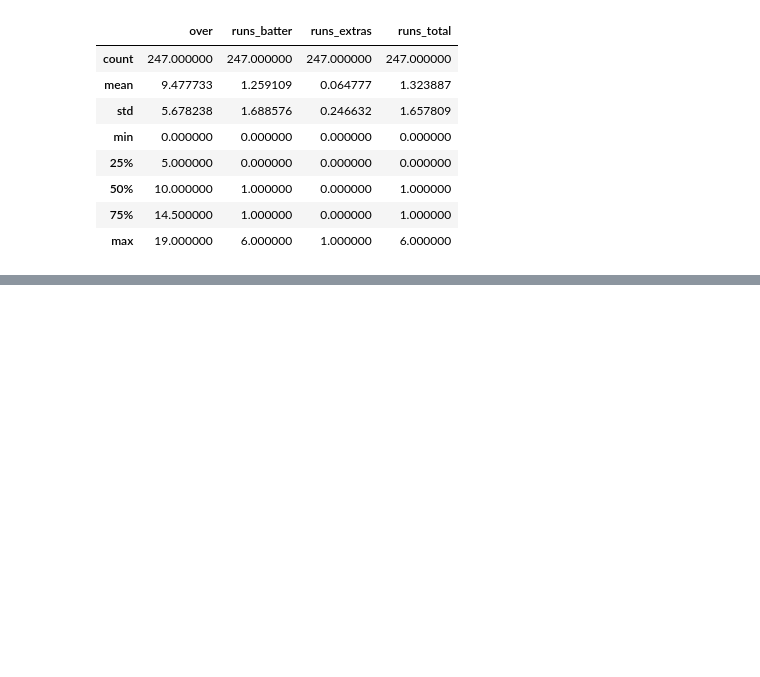
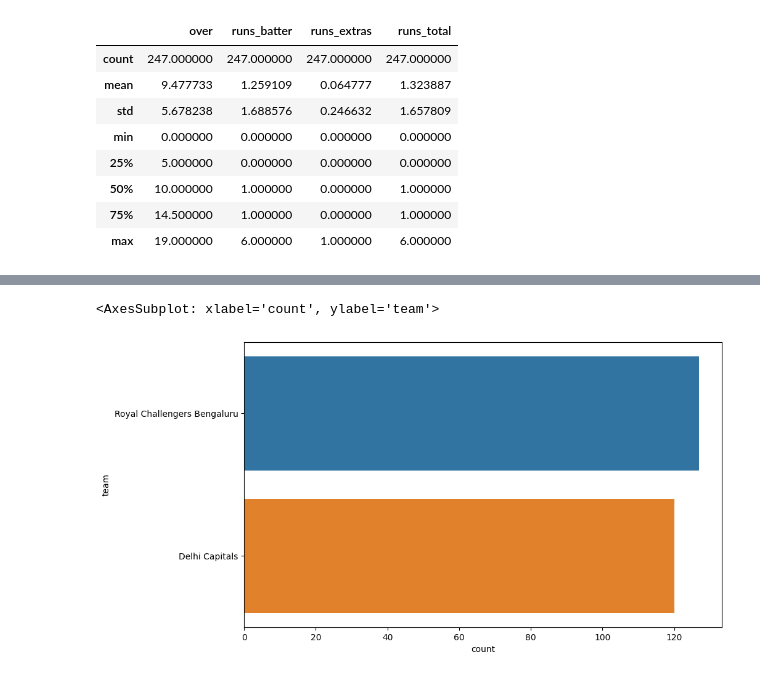
Before and after one commit to s-sawadogo/Python-Data-Visualization, a Jupyter notebook: DataViz_On_IPL_Match_Dataset.ipynb, the cells around one changed output, grey strips where cells are left out. Cells and saved outputs as stored; diff of their text form; code cells hidden in the pictures; blank space fills up the shorter version.

```diff
--- a/DataViz_On_IPL_Match_Dataset.ipynb
+++ b/DataViz_On_IPL_Match_Dataset.ipynb
@@ -67,0 +84,6 @@ df.describe(include='object')
+# %%
+plt.figure(figsize=(10,6))
+sns.countplot(y='team', orient="h", data=df)#stat=['proportion'],
+# %% [output]
+<AxesSubplot: xlabel='count', ylabel='team'>
+[figure, added]
```
Also changed, not shown: parts of 14 cells of this notebook.
